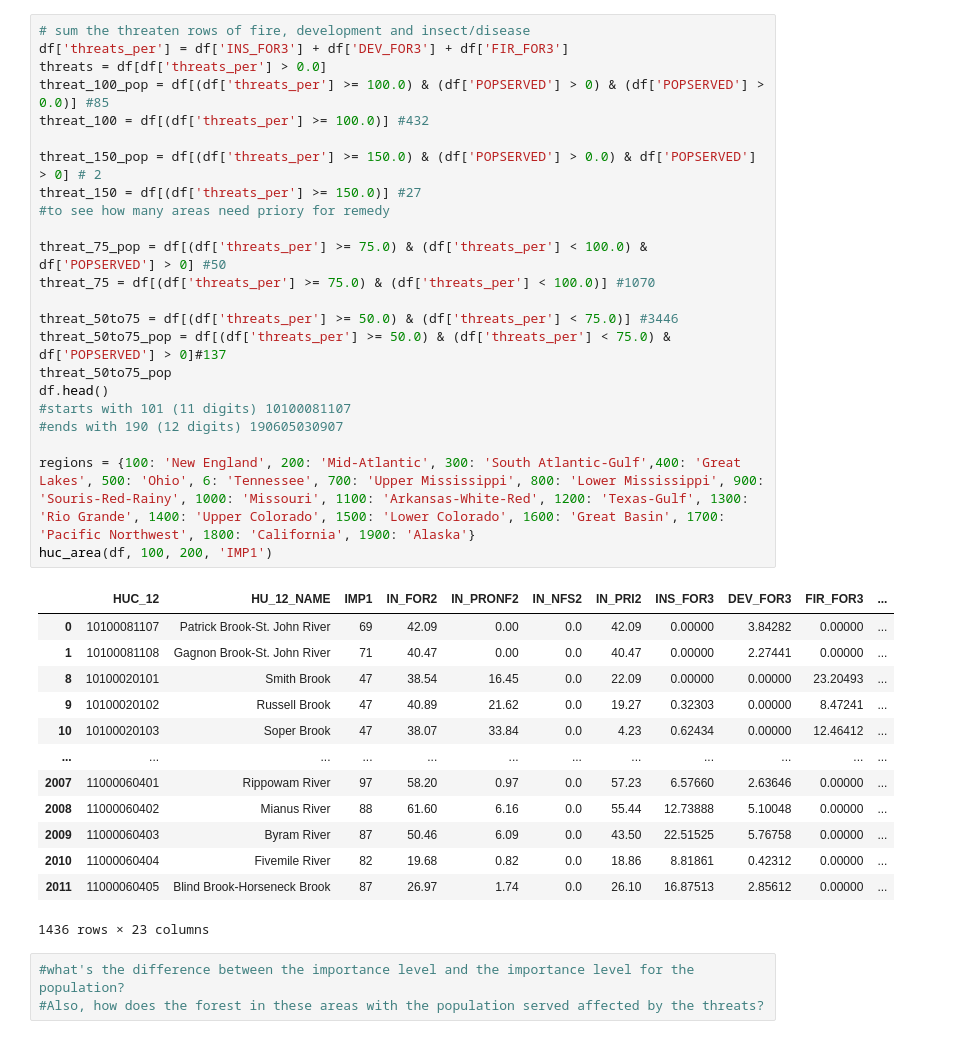
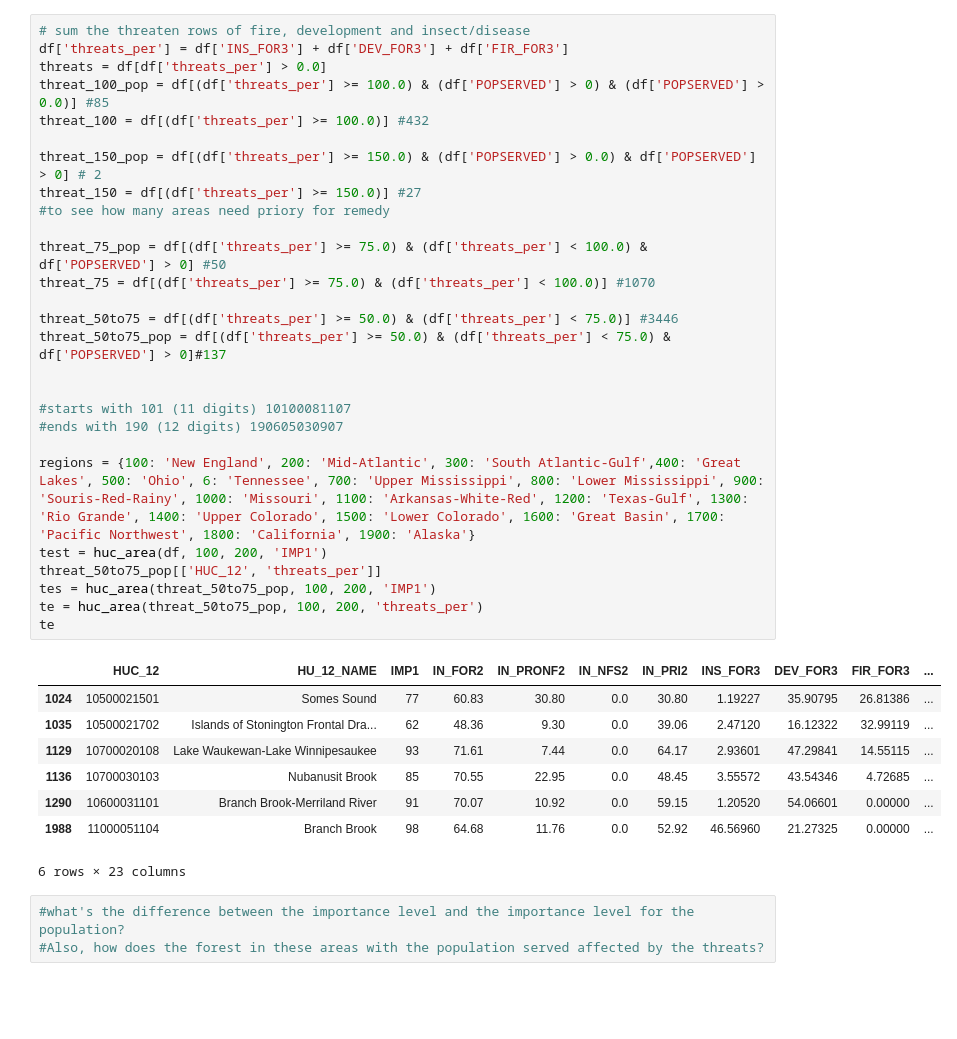
Before and after one commit to TaraBlackburn/surface_drinking_water, a Jupyter notebook: surface_water1.ipynb, the cells around one changed output. Drawn from its saved outputs; the diff is of its cells as text; blank space fills up the shorter version.

```diff
--- a/surface_water1.ipynb
+++ b/surface_water1.ipynb
@@ -21,40 +34,39 @@ test=huc_area(df, 100, 200, 'IMP1')
 # %%
 # sum the threaten rows of fire, development and insect/disease
 df['threats_per'] = df['INS_FOR3'] + df['DEV_FOR3'] + df['FIR_FOR3']
 threats = df[df['threats_per'] > 0.0]
 threat_100_pop = df[(df['threats_per'] >= 100.0) & (df['POPSERVED'] > 0) & (df['POPSERVED'] > 0.0)] #85
 threat_100 = df[(df['threats_per'] >= 100.0)] #432
 
 threat_150_pop = df[(df['threats_per'] >= 150.0) & (df['POPSERVED'] > 0.0) & df['POPSERVED'] > 0] # 2
 threat_150 = df[(df['threats_per'] >= 150.0)] #27
 #to see how many areas need priory for remedy
 
 threat_75_pop = df[(df['threats_per'] >= 75.0) & (df['threats_per'] < 100.0) & df['POPSERVED'] > 0] #50
 threat_75 = df[(df['threats_per'] >= 75.0) & (df['threats_per'] < 100.0)] #1070
 
 threat_50to75 = df[(df['threats_per'] >= 50.0) & (df['threats_per'] < 75.0)] #3446
 threat_50to75_pop = df[(df['threats_per'] >= 50.0) & (df['threats_per'] < 75.0) & df['POPSERVED'] > 0]#137
-threat_50to75_pop
-df.head()
+
+
 #starts with 101 (11 digits) 10100081107
 #ends with 190 (12 digits) 190605030907
 
 regions = {100: 'New England', 200: 'Mid-Atlantic', 300: 'South Atlantic-Gulf',400: 'Great Lakes', 500: 'Ohio', 6: 'Tennessee', 700: 'Upper Mississippi', 800: 'Lower Mississippi', 900: 'Souris-Red-Rainy', 1000: 'Missouri', 1100: 'Arkansas-White-Red', 1200: 'Texas-Gulf', 1300: 'Rio Grande', 1400: 'Upper Colorado', 1500: 'Lower Colorado', 1600: 'Great Basin', 1700: 'Pacific Northwest', 1800: 'California', 1900: 'Alaska'}
-huc_area(df, 100, 200, 'IMP1')
+test = huc_area(df, 100, 200, 'IMP1')
+threat_50to75_pop[['HUC_12', 'threats_per']]
+tes = huc_area(threat_50to75_pop, 100, 200, 'IMP1')
+te = huc_area(threat_50to75_pop, 100, 200, 'threats_per')
+te
 # %% [output]
 |  | HUC_12 | HU_12_NAME | IMP1 | IN_FOR2 | IN_PRONF2 | IN_NFS2 | IN_PRI2 | INS_FOR3 | DEV_FOR3 | FIR_FOR3 | ... |
-| 0 | 10100081107 | Patrick Brook-St. John River | 69 | 42.09 | 0.00 | 0.0 | 42.09 | 0.00000 | 3.84282 | 0.00000 | ... |
-| 1 | 10100081108 | Gagnon Brook-St. John River | 71 | 40.47 | 0.00 | 0.0 | 40.47 | 0.00000 | 2.27441 | 0.00000 | ... |
-| 8 | 10100020101 | Smith Brook | 47 | 38.54 | 16.45 | 0.0 | 22.09 | 0.00000 | 0.00000 | 23.20493 | ... |
-| 9 | 10100020102 | Russell Brook | 47 | 40.89 | 21.62 | 0.0 | 19.27 | 0.32303 | 0.00000 | 8.47241 | ... |
-| 10 | 10100020103 | Soper Brook | 47 | 38.07 | 33.84 | 0.0 | 4.23 | 0.62434 | 0.00000 | 12.46412 | ... |
-| ... | ... | ... | ... | ... | ... | ... | ... | ... | ... | ... | ... |
-| 2007 | 11000060401 | Rippowam River | 97 | 58.20 | 0.97 | 0.0 | 57.23 | 6.57660 | 2.63646 | 0.00000 | ... |
-| 2008 | 11000060402 | Mianus River | 88 | 61.60 | 6.16 | 0.0 | 55.44 | 12.73888 | 5.10048 | 0.00000 | ... |
-| 2009 | 11000060403 | Byram River | 87 | 50.46 | 6.09 | 0.0 | 43.50 | 22.51525 | 5.76758 | 0.00000 | ... |
-| 2010 | 11000060404 | Fivemile River | 82 | 19.68 | 0.82 | 0.0 | 18.86 | 8.81861 | 0.42312 | 0.00000 | ... |
-| 2011 | 11000060405 | Blind Brook-Horseneck Brook | 87 | 26.97 | 1.74 | 0.0 | 26.10 | 16.87513 | 2.85612 | 0.00000 | ... |
+| 1024 | 10500021501 | Somes Sound | 77 | 60.83 | 30.80 | 0.0 | 30.80 | 1.19227 | 35.90795 | 26.81386 | ... |
+| 1035 | 10500021702 | Islands of Stonington Frontal Dra... | 62 | 48.36 | 9.30 | 0.0 | 39.06 | 2.47120 | 16.12322 | 32.99119 | ... |
+| 1129 | 10700020108 | Lake Waukewan-Lake Winnipesaukee | 93 | 71.61 | 7.44 | 0.0 | 64.17 | 2.93601 | 47.29841 | 14.55115 | ... |
+| 1136 | 10700030103 | Nubanusit Brook | 85 | 70.55 | 22.95 | 0.0 | 48.45 | 3.55572 | 43.54346 | 4.72685 | ... |
+| 1290 | 10600031101 | Branch Brook-Merriland River | 91 | 70.07 | 10.92 | 0.0 | 59.15 | 1.20520 | 54.06601 | 0.00000 | ... |
+| 1988 | 11000051104 | Branch Brook | 98 | 64.68 | 11.76 | 0.0 | 52.92 | 46.56960 | 21.27325 | 0.00000 | ... |
-1436 rows × 23 columns
+6 rows × 23 columns
 # %%
 #what's the difference between the importance level and the importance level for the population?
 #Also, how does the forest in these areas with the population served affected by the threats?
```
Also changed, not shown: parts of 6 cells of this notebook.
